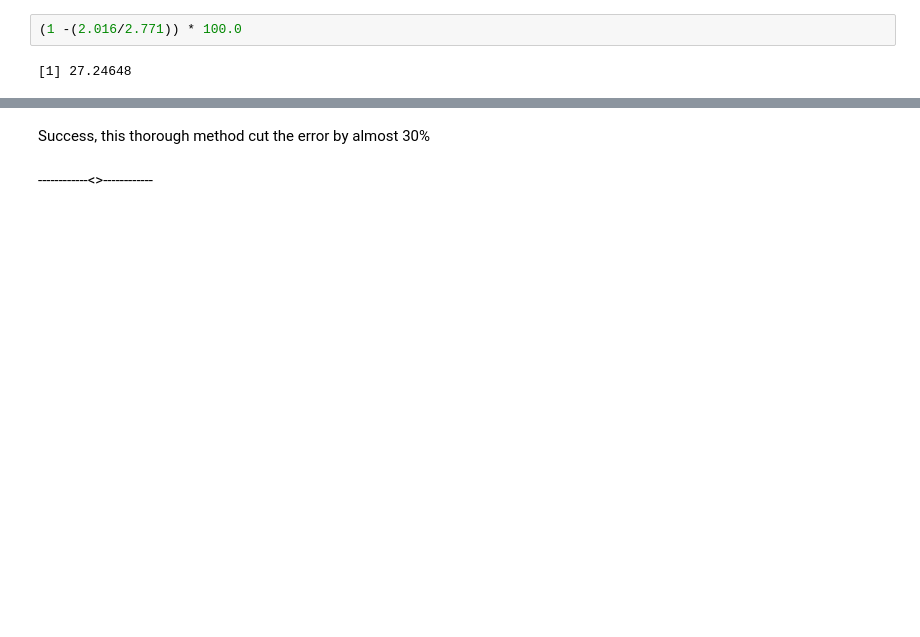
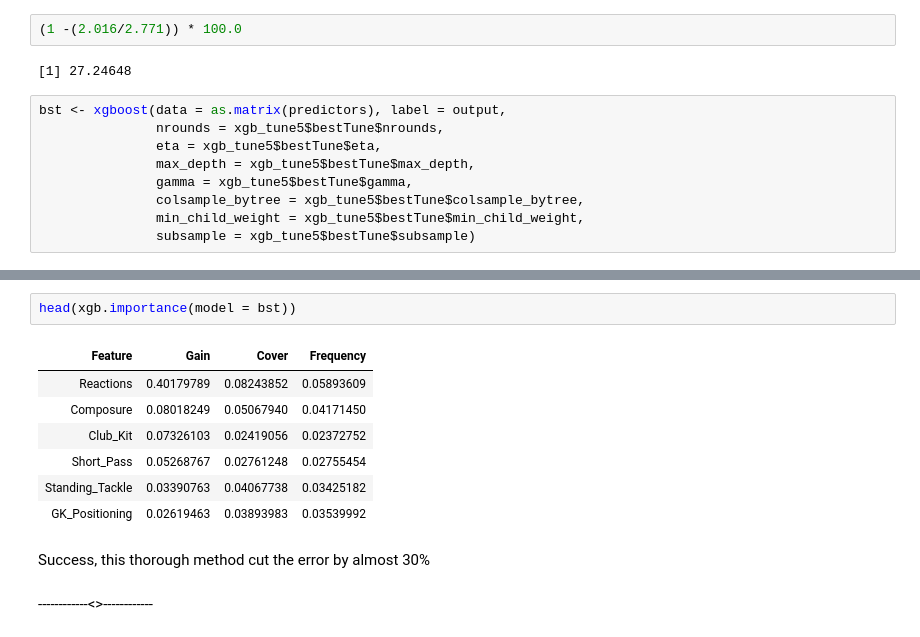
Before and after one commit to aimazin/Picking-the-Best-Model-with-Caret-Workbook, a Jupyter notebook: picking-the-best-model-with-caret-workbook.ipynb, the cells around one changed output, grey strips where cells are left out. Saved outputs shown, nothing was run; the diff lists cells and outputs as text; blank space fills up the shorter version.

```diff
--- a/picking-the-best-model-with-caret-workbook.ipynb
+++ b/picking-the-best-model-with-caret-workbook.ipynb
@@ -563,3 +570,12 @@ print(rmse(predict(xgb_model, testing), testing$Rating))
 (1 -(2.016/2.771)) * 100.0
 # %% [output]
 [1] 27.24648
+# %%
+bst <- xgboost(data = as.matrix(predictors), label = output,
+               nrounds = xgb_tune5$bestTune$nrounds,
+               eta = xgb_tune5$bestTune$eta,
+               max_depth = xgb_tune5$bestTune$max_depth,
+               gamma = xgb_tune5$bestTune$gamma,
+               colsample_bytree = xgb_tune5$bestTune$colsample_bytree,
+               min_child_weight = xgb_tune5$bestTune$min_child_weight,
+               subsample = xgb_tune5$bestTune$subsample)
@@ -566,3 +600,13 @@ print(rmse(predict(xgb_model, testing), testing$Rating))
+# %%
+head(xgb.importance(model = bst))
+# %% [output]
+| Feature | Gain | Cover | Frequency |
+| Reactions | 0.40179789 | 0.08243852 | 0.05893609 |
+| Composure | 0.08018249 | 0.05067940 | 0.04171450 |
+| Club_Kit | 0.07326103 | 0.02419056 | 0.02372752 |
+| Short_Pass | 0.05268767 | 0.02761248 | 0.02755454 |
+| Standing_Tackle | 0.03390763 | 0.04067738 | 0.03425182 |
+| GK_Positioning | 0.02619463 | 0.03893983 | 0.03539992 |
 # %% [markdown]
 Success, this thorough method cut the error by almost 30%
 # %% [markdown]
```
Also changed, not shown: parts of 11 cells of this notebook.
